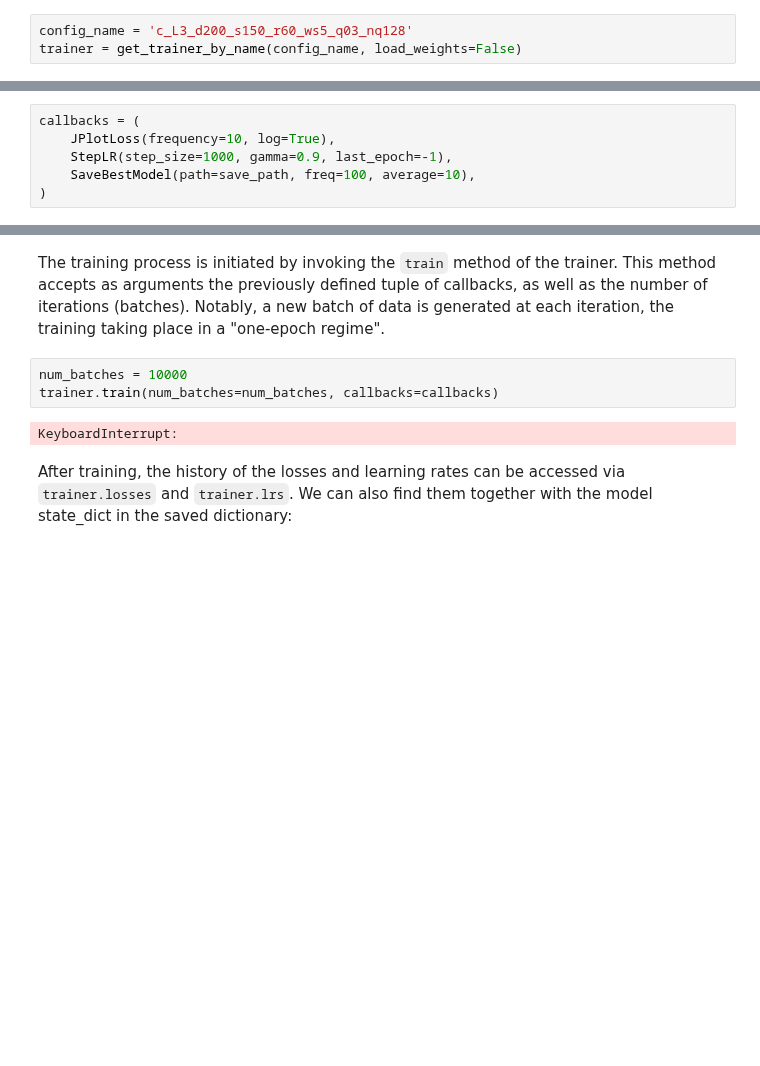
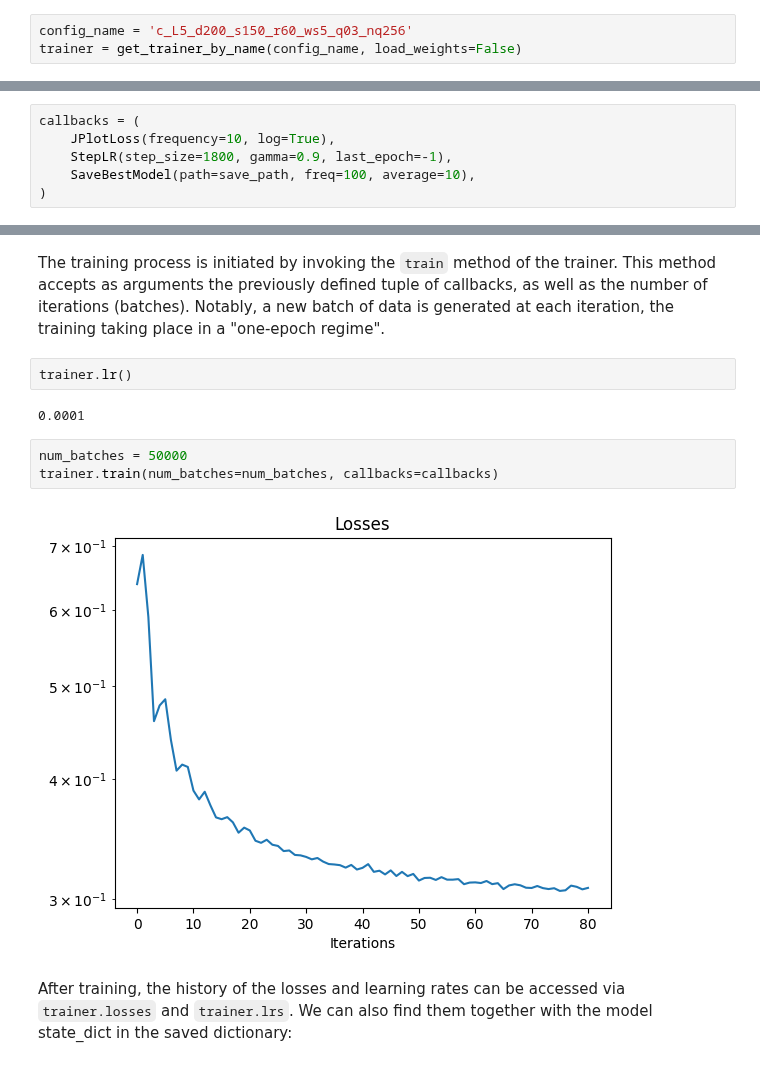
Before and after one commit to schreiber-lab/reflectorch, a Jupyter notebook: notebooks/training_model.ipynb, the cells around one changed output, grey strips where cells are left out. Saved outputs shown, nothing was run; the diff lists cells and outputs as text; blank space fills up the shorter version.

Commit message:
configs

```diff
--- a/notebooks/training_model.ipynb
+++ b/notebooks/training_model.ipynb
@@ -19,6 +19,6 @@ For training a model we use the `Trainer` class, which contains all the componen
 
  We can initialize the trainer according to the specifications defined in a YAML configuration file using the `get_trainer_by_name` method which takes as input the name of the configuration file. If the package was installed in editable model, the configuration files are read from the `configs` directory located inside the repository, otherwise the path to the directory containing the configuration file should also be specified using the `config_dir` argument. The `load_weights` argument should be set to `False` since we want the neural network weights to be randomly initialized for a fresh training.
 # %%
-config_name = 'c_L3_d200_s150_r60_ws5_q03_nq128'
+config_name = 'c_L5_d200_s150_r60_ws5_q03_nq256'
 trainer = get_trainer_by_name(config_name, load_weights=False)
 # %% [output]
@@ -93,7 +93,7 @@ We group the callback objects together in a touple:
 # %%
 callbacks = (
     JPlotLoss(frequency=10, log=True),
-    StepLR(step_size=1000, gamma=0.9, last_epoch=-1),
+    StepLR(step_size=1800, gamma=0.9, last_epoch=-1),
     SaveBestModel(path=save_path, freq=100, average=10),
 )
 # %% [markdown]
@@ -103,11 +103,15 @@ The callbacks can also be initialized directly from the configuration file:
 :::
 # %% [markdown]
 The training process is initiated by invoking the `train` method of the trainer. This method accepts as arguments the previously defined tuple of callbacks, as well as the number of iterations (batches). Notably, a new batch of data is generated at each iteration, the training taking place in a "one-epoch regime".
+# %%
+trainer.lr()
+# %% [output]
+0.0001
 # %%
-num_batches = 10000
+num_batches = 50000
 trainer.train(num_batches=num_batches, callbacks=callbacks)
 # %% [output]
-KeyboardInterrupt:
+[figure, added]
 # %% [markdown]
 After training, the history of the losses and learning rates can be accessed via `trainer.losses` and `trainer.lrs`. We can also find them together with the model state_dict in the saved dictionary:
 # %%
```
Also changed, not shown: parts of 6 cells of this notebook, 1 other file.
